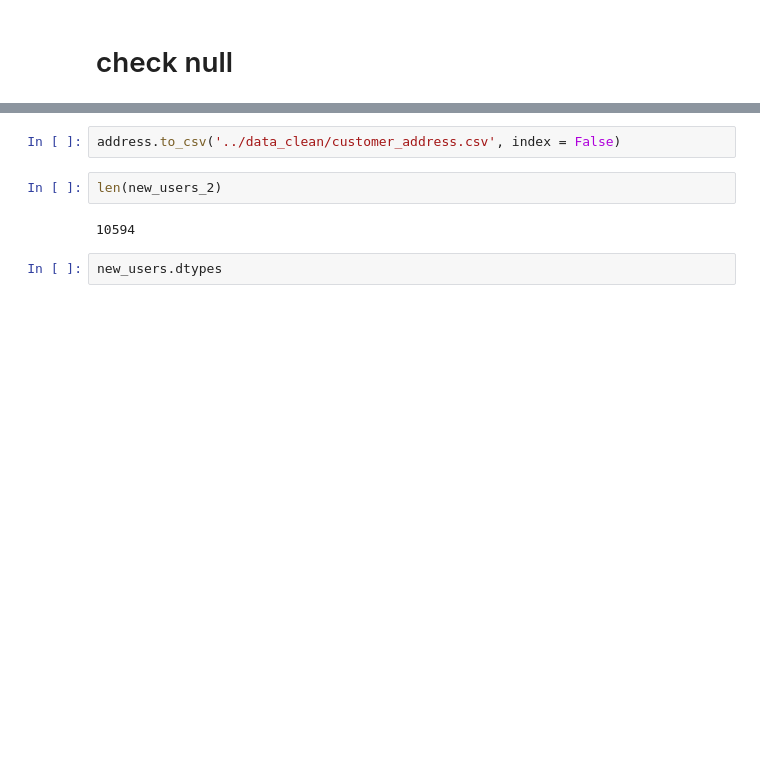
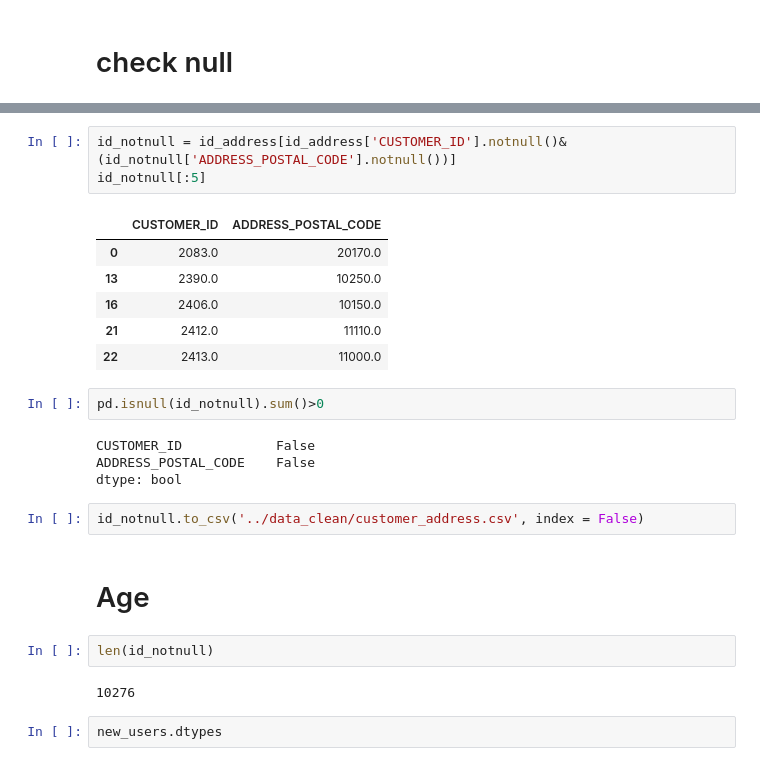
Before and after one commit to Kanbc/recommender-systems, a Jupyter notebook: cleaning/Customer.ipynb, the cells around one changed output, grey strips where cells are left out. Saved outputs shown, nothing was run; the diff lists cells and outputs as text; blank space fills up the shorter version.

```diff
--- a/cleaning/Customer.ipynb
+++ b/cleaning/Customer.ipynb
@@ -108,9 +166,27 @@ address[1615:1620]
+# %%
+id_notnull = id_address[id_address['CUSTOMER_ID'].notnull()&(id_notnull['ADDRESS_POSTAL_CODE'].notnull())]
+id_notnull[:5]
+# %% [output]
+|  | CUSTOMER_ID | ADDRESS_POSTAL_CODE |
+| 0 | 2083.0 | 20170.0 |
+| 13 | 2390.0 | 10250.0 |
+| 16 | 2406.0 | 10150.0 |
+| 21 | 2412.0 | 11110.0 |
+| 22 | 2413.0 | 11000.0 |
+# %%
+pd.isnull(id_notnull).sum()>0
+# %% [output]
+CUSTOMER_ID            False
+ADDRESS_POSTAL_CODE    False
+dtype: bool
 # %%
-address.to_csv('../data_clean/customer_address.csv', index = False)
+id_notnull.to_csv('../data_clean/customer_address.csv', index = False)
+# %% [markdown]
+# Age
 # %%
-len(new_users_2)
+len(id_notnull)
 # %% [output]
-10594
+10276
 # %%
 new_users.dtypes
 # %% [output]
```
Also changed, not shown: parts of 24 cells of this notebook, 1 other file.
